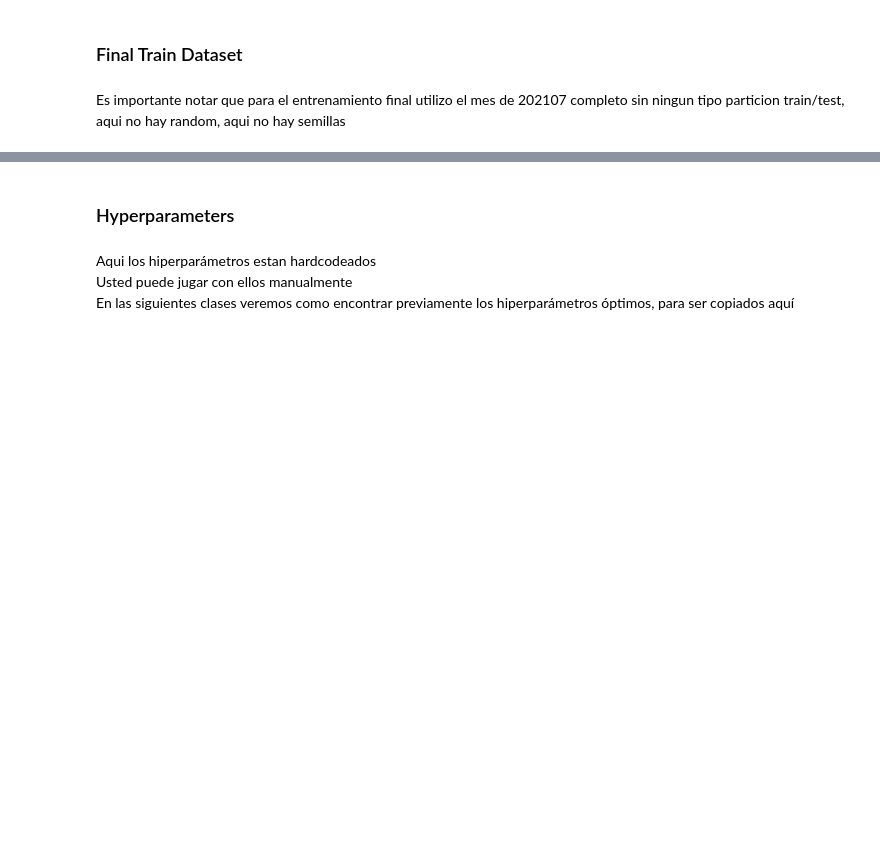
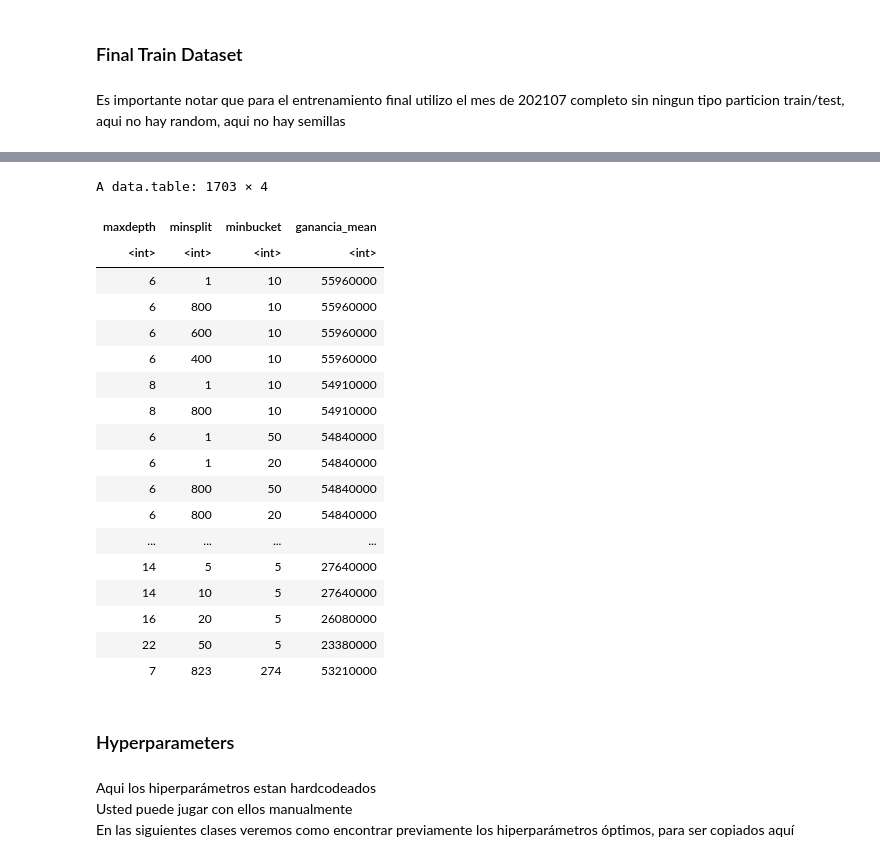
Before and after one commit to keiverdatascience/labo2025v, a Jupyter notebook: src/rpart/102_FinalTrain_modificado_ganancia.ipynb, the cells around one changed output, grey strips where cells are left out. Drawn from its saved outputs; the diff is of its cells as text; code cells hidden in the pictures; blank space fills up the shorter version.

```diff
--- a/src/rpart/102_FinalTrain_modificado_ganancia.ipynb
+++ b/src/rpart/102_FinalTrain_modificado_ganancia.ipynb
@@ -130,3 +135,25 @@ dtrain_final <- dataset[foto_mes == 202107] # defino donde voy a entrenar
+# %%
+dataset
+# %% [output]
+A data.table: 1703 × 4
+| maxdepth | minsplit | minbucket | ganancia_mean |
+| <int> | <int> | <int> | <int> |
+| 6 | 1 | 10 | 55960000 |
+| 6 | 800 | 10 | 55960000 |
+| 6 | 600 | 10 | 55960000 |
+| 6 | 400 | 10 | 55960000 |
+| 8 | 1 | 10 | 54910000 |
+| 8 | 800 | 10 | 54910000 |
+| 6 | 1 | 50 | 54840000 |
+| 6 | 1 | 20 | 54840000 |
+| 6 | 800 | 50 | 54840000 |
+| 6 | 800 | 20 | 54840000 |
+| ... | ... | ... | ... |
+| 14 | 5 | 5 | 27640000 |
+| 14 | 10 | 5 | 27640000 |
+| 16 | 20 | 5 | 26080000 |
+| 22 | 50 | 5 | 23380000 |
+| 7 | 823 | 274 | 53210000 |
 # %% [markdown]
 ### Hyperparameters
 # %% [markdown]
```
Also changed, not shown: parts of 9 cells of this notebook.
